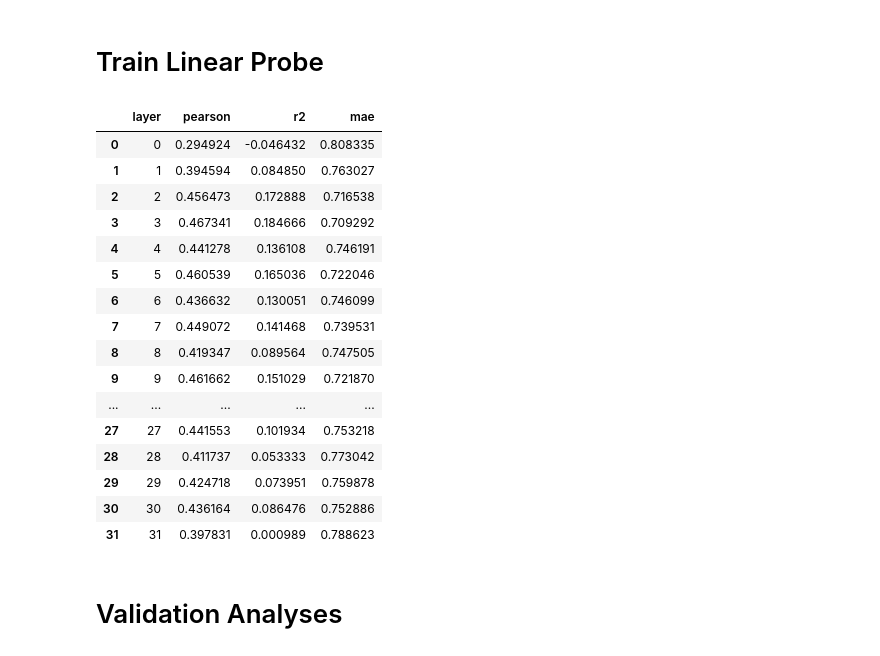
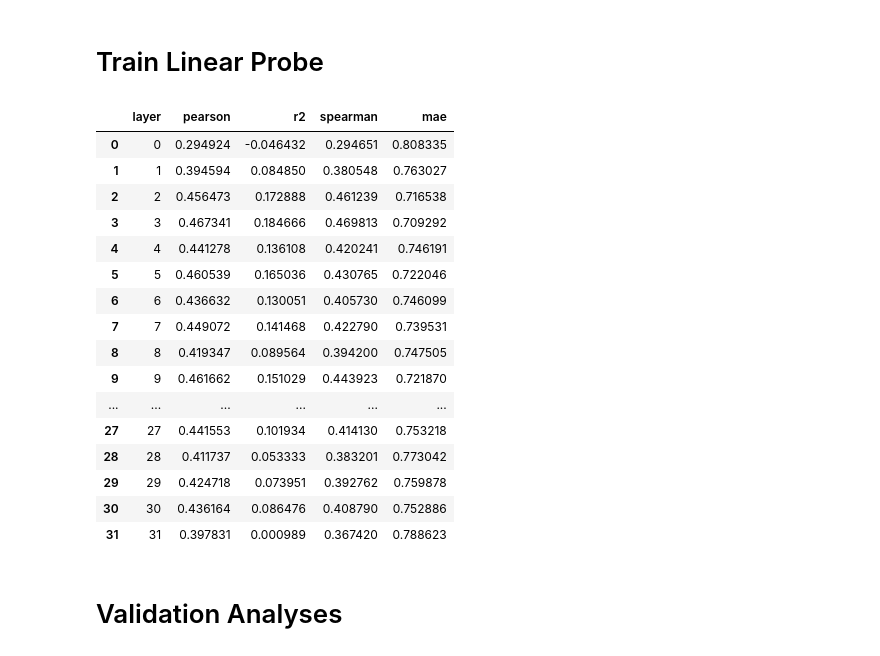
Before and after one commit to froge159/belief-project-sef, a Jupyter notebook: phase3.ipynb, the cells around one changed output. Cells and saved outputs as stored; diff of their text form; code cells hidden in the pictures.

```diff
--- a/phase3.ipynb
+++ b/phase3.ipynb
@@ -124,6 +124,7 @@ import numpy as np
 from sklearn.model_selection import KFold
 from sklearn.linear_model import LinearRegression
 from sklearn.metrics import r2_score, mean_absolute_error
+from scipy.stats import spearmanr
 
 def train_linear_probe(mean_pooled, labels, n_splits=5, seed=42):
     random.seed(seed)
@@ -136,52 +137,56 @@ def train_linear_probe(mean_pooled, labels, n_splits=5, seed=42):
     results = []
     for layer_idx in range(X_all.shape[1]):
         X_layer = X_all[:, layer_idx, :]
         y_true_all = []
         y_pred_all = []
         for train_idx, test_idx in kf.split(X_layer):
             X_train, X_test = X_layer[train_idx], X_layer[test_idx]
             y_train, y_test = y_all[train_idx], y_all[test_idx]
             model = LinearRegression()
             model.fit(X_train, y_train)
             y_pred = model.predict(X_test)
             y_true_all.append(y_test)
             y_pred_all.append(y_pred)
         y_true_all = np.concatenate(y_true_all)
         y_pred_all = np.concatenate(y_pred_all)
         if np.std(y_pred_all) == 0 or np.std(y_true_all) == 0:
             pearson = np.nan
+            r2 = np.nan
+            spearman_rho = np.nan
         else:
             pearson = np.corrcoef(y_true_all, y_pred_all)[0, 1]
-        r2 = r2_score(y_true_all, y_pred_all)
+            r2 = r2_score(y_true_all, y_pred_all)
+            spearman_rho = spearmanr(y_true_all, y_pred_all)[0]
         mae = mean_absolute_error(y_true_all, y_pred_all)
         results.append({
             "layer": layer_idx,
             "pearson": pearson,
             "r2": r2,
+            "spearman": spearman_rho,
             "mae": mae,
         })
     return pd.DataFrame(results)
 
 test_results = train_linear_probe(mean_pooled, dreaddit["belief_score"].values)
-test_results
+display(test_results)
 # %% [output]
-|  | layer | pearson | r2 | mae |
-| 0 | 0 | 0.294924 | -0.046432 | 0.808335 |
-| 1 | 1 | 0.394594 | 0.084850 | 0.763027 |
-| 2 | 2 | 0.456473 | 0.172888 | 0.716538 |
-| 3 | 3 | 0.467341 | 0.184666 | 0.709292 |
-| 4 | 4 | 0.441278 | 0.136108 | 0.746191 |
-| 5 | 5 | 0.460539 | 0.165036 | 0.722046 |
-| 6 | 6 | 0.436632 | 0.130051 | 0.746099 |
-| 7 | 7 | 0.449072 | 0.141468 | 0.739531 |
-| 8 | 8 | 0.419347 | 0.089564 | 0.747505 |
-| 9 | 9 | 0.461662 | 0.151029 | 0.721870 |
-| ... | ... | ... | ... | ... |
-| 27 | 27 | 0.441553 | 0.101934 | 0.753218 |
-| 28 | 28 | 0.411737 | 0.053333 | 0.773042 |
-| 29 | 29 | 0.424718 | 0.073951 | 0.759878 |
-| 30 | 30 | 0.436164 | 0.086476 | 0.752886 |
-| 31 | 31 | 0.397831 | 0.000989 | 0.788623 |
+|  | layer | pearson | r2 | spearman | mae |
+| 0 | 0 | 0.294924 | -0.046432 | 0.294651 | 0.808335 |
+| 1 | 1 | 0.394594 | 0.084850 | 0.380548 | 0.763027 |
+| 2 | 2 | 0.456473 | 0.172888 | 0.461239 | 0.716538 |
+| 3 | 3 | 0.467341 | 0.184666 | 0.469813 | 0.709292 |
+| 4 | 4 | 0.441278 | 0.136108 | 0.420241 | 0.746191 |
+| 5 | 5 | 0.460539 | 0.165036 | 0.430765 | 0.722046 |
+| 6 | 6 | 0.436632 | 0.130051 | 0.405730 | 0.746099 |
+| 7 | 7 | 0.449072 | 0.141468 | 0.422790 | 0.739531 |
+| 8 | 8 | 0.419347 | 0.089564 | 0.394200 | 0.747505 |
+| 9 | 9 | 0.461662 | 0.151029 | 0.443923 | 0.721870 |
+| ... | ... | ... | ... | ... | ... |
+| 27 | 27 | 0.441553 | 0.101934 | 0.414130 | 0.753218 |
+| 28 | 28 | 0.411737 | 0.053333 | 0.383201 | 0.773042 |
+| 29 | 29 | 0.424718 | 0.073951 | 0.392762 | 0.759878 |
+| 30 | 30 | 0.436164 | 0.086476 | 0.408790 | 0.752886 |
+| 31 | 31 | 0.397831 | 0.000989 | 0.367420 | 0.788623 |
 # %% [markdown]
 # Validation Analyses
 # %% [markdown]
```
Also changed, not shown: parts of 3 cells of this notebook.
